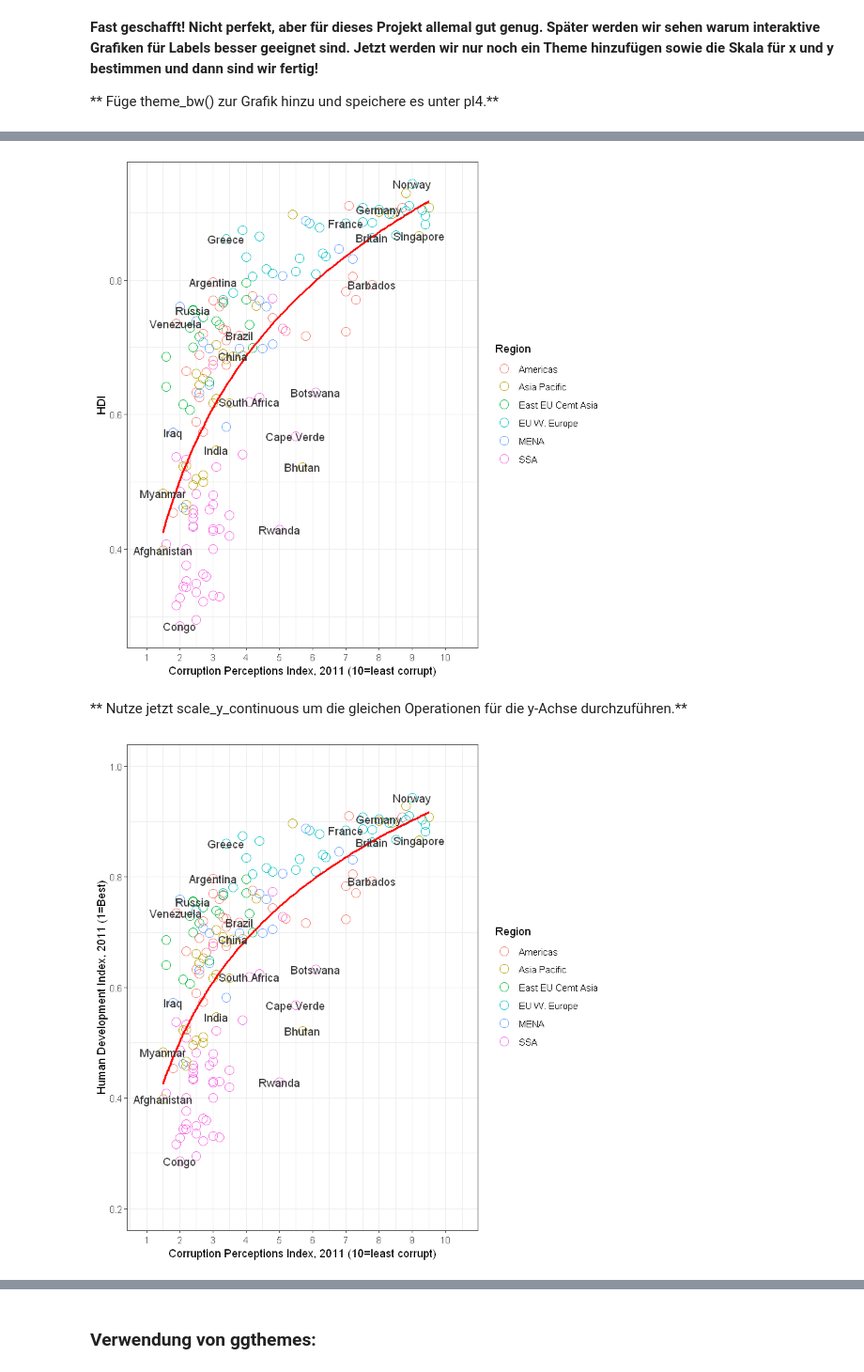
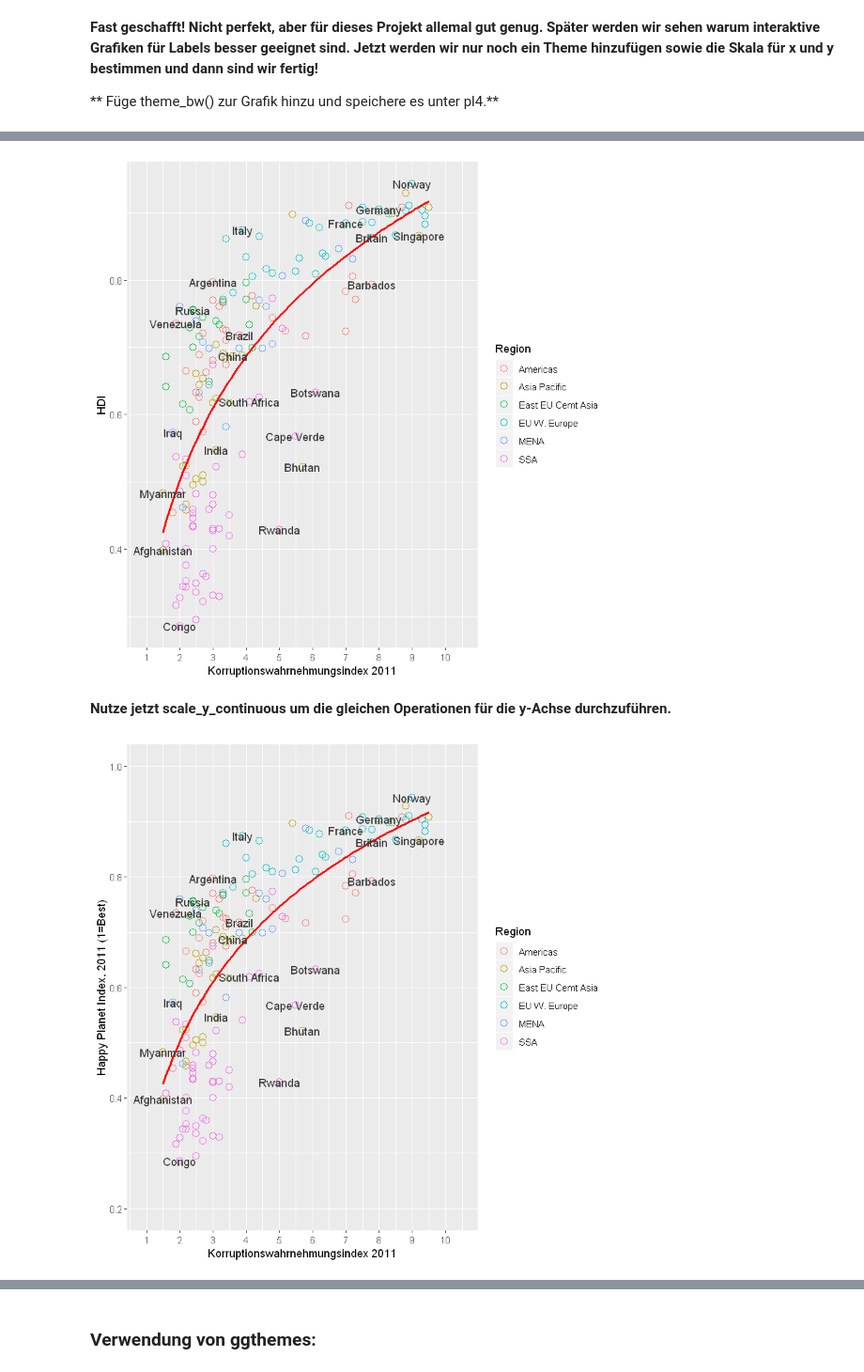
Before and after one commit to softfactories/r_train_2, a Jupyter notebook: 2.9 R Data Visualisation/de-DE/2.9.56 R - ggplot2 Lab 8. - Demo.ipynb, the cells around one changed output, grey strips where cells are left out. Shown: that part at 94% size. Cells and saved outputs as stored; diff of their text form; code cells hidden in the pictures.

```diff
--- a/2.9 R Data Visualisation/de-DE/2.9.56 R - ggplot2 Lab 8. - Demo.ipynb
+++ b/2.9 R Data Visualisation/de-DE/2.9.56 R - ggplot2 Lab 8. - Demo.ipynb
@@ -44,7 +46,7 @@ pl
 # %% [markdown]
 **Ändere die Punkte zu größeren leeren Kreisen. Dazu wirst du einen Schritt wiederholen und geom_point() Argumente hinzufügen müssen. Wir wollen size und shape bearbeiten.**
 # %%
-pl <- ggplot(df,aes(x=CPI,y=HDI,color=Region)) + geom_point(size=4,shape=1)
+pl <- ggplot(df,aes(x=CPI,y=HDI,color=Region)) + geom_point(size=3,shape=1)
 pl
 # %% [output]
 [figure]
@@ -83,6 +85,6 @@ pl2 + geom_text(aes(label=Country))
 # %%
 pointsToLabel <- c("Russia", "Venezuela", "Iraq", "Myanmar", "Sudan",
-                   "Afghanistan", "Congo", "Greece", "Argentina", "Brazil",
+                   "Afghanistan", "Congo", "Argentina", "Brazil",
                    "India", "Italy", "China", "South Africa", "Spane",
                    "Botswana", "Cape Verde", "Bhutan", "Rwanda", "France",
                    "United States", "Germany", "Britain", "Barbados", "Norway", "Japan",
@@ -99,6 +101,6 @@ pl3
 
 ** Füge theme_bw() zur Grafik hinzu und speichere es unter pl4.**
 # %%
-pl4 <- pl3 + theme_bw()
+pl4 <- pl3 + theme_get() #+ theme_bw()
 pl4
 # %% [output]
@@ -110,17 +112,17 @@ pl4
 * limits = *Pass a vector of appropriate x limits*
 * breaks = 1:10
 # %%
-pl5 <- pl4 + scale_x_continuous(name = "Corruption Perceptions Index, 2011 (10=least corrupt)",
+pl5 <- pl4 + scale_x_continuous(name = "Korruptionswahrnehmungsindex 2011",
                      limits = c(.9, 10.5),breaks=1:10)
 pl5
 # %% [output]
-[figure, old version]
+[figure, new version]
 # %% [markdown]
-** Nutze jetzt scale_y_continuous um die gleichen Operationen für die y-Achse durchzuführen.**
+**Nutze jetzt scale_y_continuous um die gleichen Operationen für die y-Achse durchzuführen.**
 # %%
-pl6 <- pl5 + scale_y_continuous(name = "Human Development Index, 2011 (1=Best)",
+pl6 <- pl5 + scale_y_continuous(name = "Happy Planet Index, 2011 (1=Best)",
                      limits = c(0.2, 1.0))
 pl6
 # %% [output]
-[figure, old version]
+[figure, new version]
 # %% [markdown]
```
Also changed, not shown: parts of 11 cells of this notebook, 6 other files.
